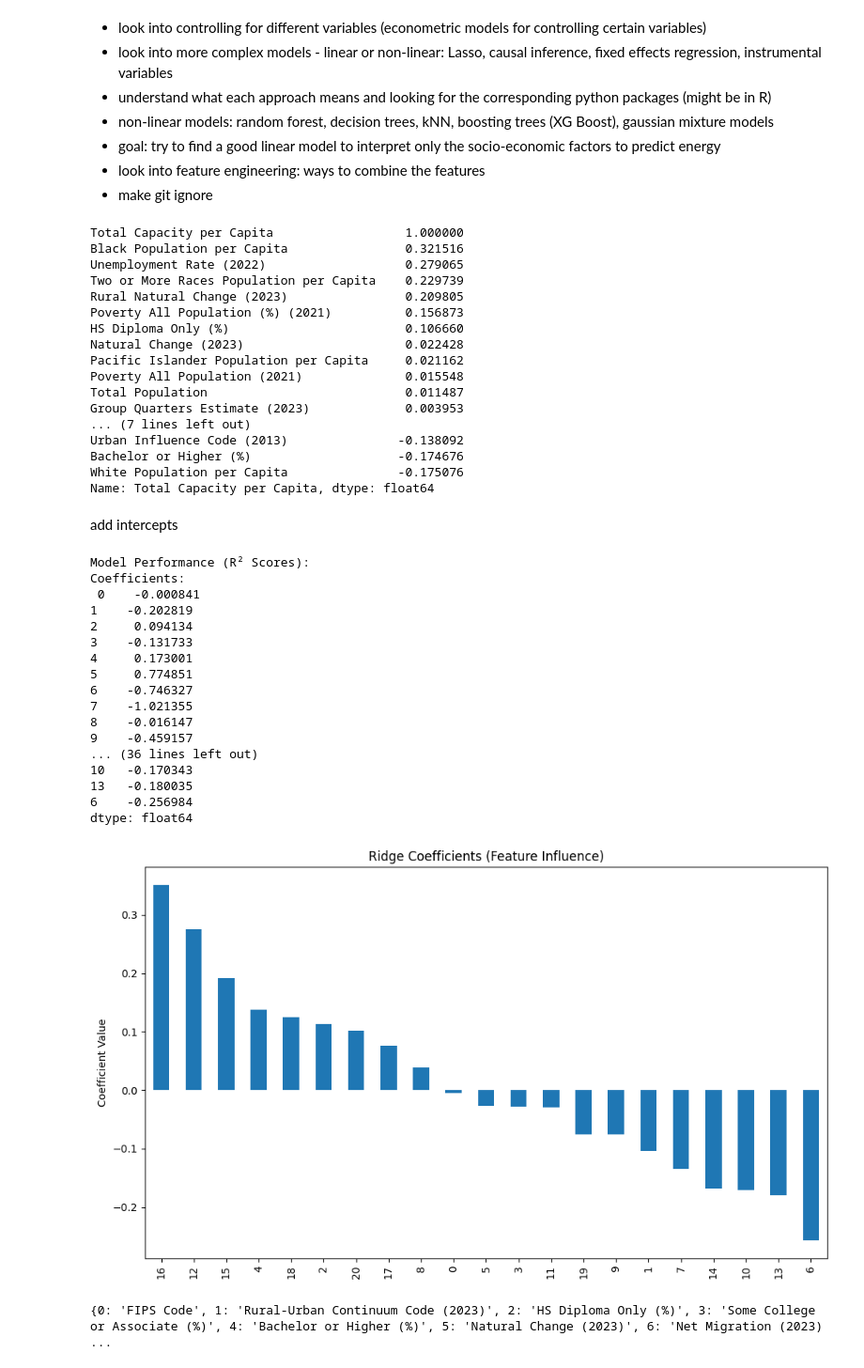
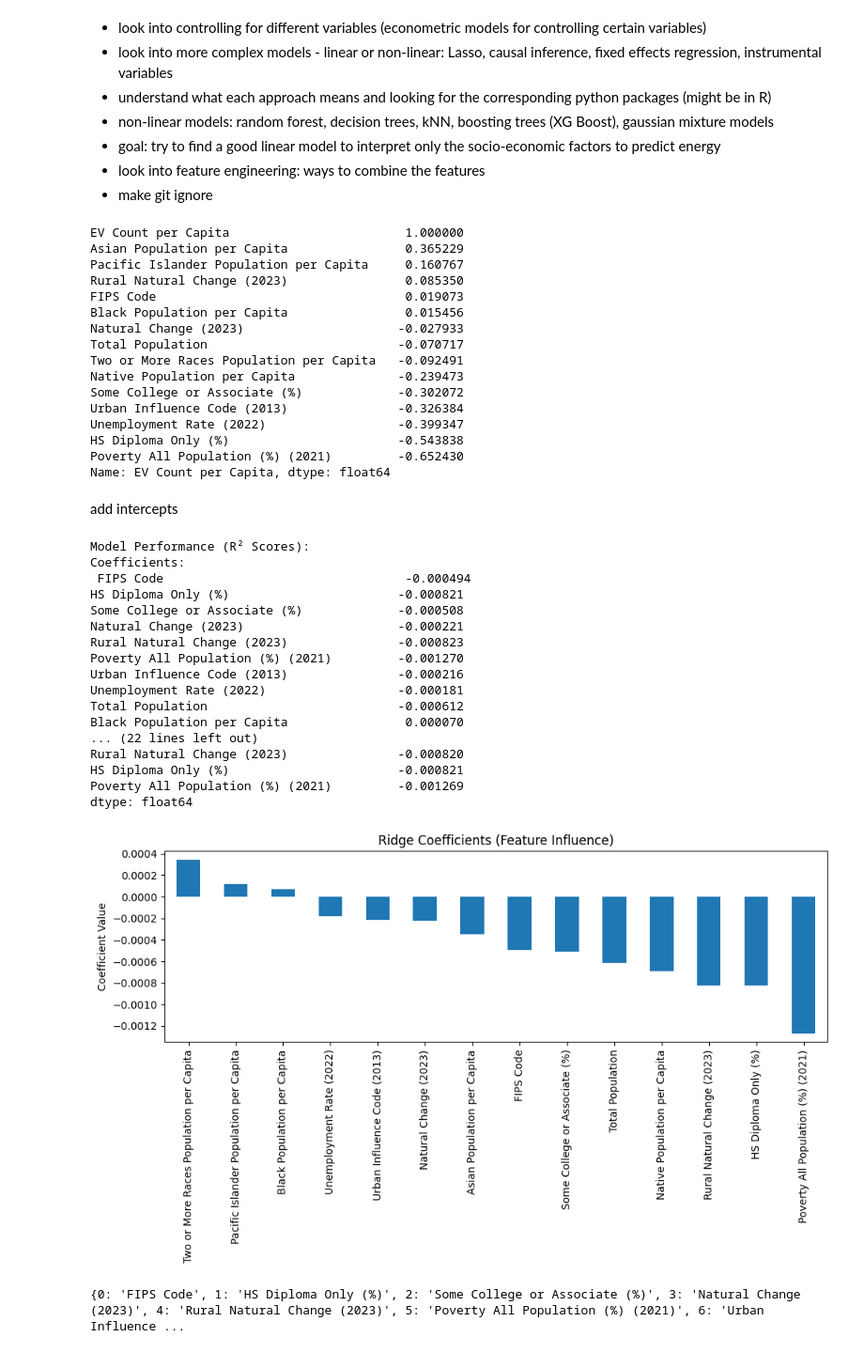
Before and after one commit to vineetjnair9/distributed-energy-resources-equity-CA, a Jupyter notebook: UROP Notebook Dataset.ipynb, the cells around one changed output. Shown at 94% size. Saved outputs shown, nothing was run; the diff lists cells and outputs as text; code cells hidden in the pictures.

```diff
--- a/UROP Notebook Dataset.ipynb
+++ b/UROP Notebook Dataset.ipynb
@@ -917,7 +917,7 @@ def reduce_multicollinearity(X_df, vif_threshold=10.0, verbose=True):
     return X_df, dropped_features
 
 
-X_reduced, dropped = reduce_multicollinearity(df_normalized, vif_threshold=10.0)
+X_reduced, dropped = reduce_multicollinearity(df_normalized[socio_cols], vif_threshold=10.0)
 X_scaled = StandardScaler().fit_transform(X_reduced)
 print("\nDropped due to high VIF:", dropped)
 
@@ -928,7 +928,7 @@ vif_data["VIF"] = [variance_inflation_factor(X_scaled, i) for i in range(X_scale
 
 print("\nVariance Inflation Factors (VIF):")
 print(vif_data.sort_values(by="VIF", ascending=False))
-
+# X_reduced = df_normalized[socio_cols]
 # X_reduced = X_reduced.rename(dict(enumerate(df_normalized.columns)))
 # print(X_reduced.columns)
 # print(dict(enumerate(df_normalized.columns)))
@@ -967,9 +963,9 @@ Iteration 14: Dropped 'Bachelor or Higher (%)' with VIF = 62.16
 - look into feature engineering: ways to combine the features
 - make git ignore
 # %%
-target = "Total Capacity per Capita"
+# target = "Total Capacity per Capita"
 # target = "System Size DC per Capita"
-# target = "EV Count per Capita"
+target = "EV Count per Capita"
 # target = 'Nameplate Capacity (KW AC) per Capita'
 # target = 'Storage Capacity (kWh) per Capita'
 # target = 'Total Chargers per Capita'
@@ -988,23 +984,22 @@ imputer = SimpleImputer(strategy='mean')  # Replace 'mean' with other strategies
 X = pd.DataFrame(imputer.fit_transform(X_reduced))
 y = df_normalized[target].copy()
 # %% [output]
-Total Capacity per Capita                  1.000000
-Black Population per Capita                0.321516
-Unemployment Rate (2022)                   0.279065
-Two or More Races Population per Capita    0.229739
-Rural Natural Change (2023)                0.209805
-Poverty All Population (%) (2021)          0.156873
-HS Diploma Only (%)                        0.106660
-Natural Change (2023)                      0.022428
-Pacific Islander Population per Capita     0.021162
-Poverty All Population (2021)              0.015548
-Total Population                           0.011487
-Group Quarters Estimate (2023)             0.003953
-... (7 lines left out)
-Urban Influence Code (2013)               -0.138092
-Bachelor or Higher (%)                    -0.174676
-White Population per Capita               -0.175076
-Name: Total Capacity per Capita, dtype: float64
+EV Count per Capita                        1.000000
+Asian Population per Capita                0.365229
+Pacific Islander Population per Capita     0.160767
+Rural Natural Change (2023)                0.085350
+FIPS Code                                  0.019073
+Black Population per Capita                0.015456
+Natural Change (2023)                     -0.027933
+Total Population                          -0.070717
+Two or More Races Population per Capita   -0.092491
+Native Population per Capita              -0.239473
+Some College or Associate (%)             -0.302072
+Urban Influence Code (2013)               -0.326384
+Unemployment Rate (2022)                  -0.399347
+HS Diploma Only (%)                       -0.543838
+Poverty All Population (%) (2021)         -0.652430
+Name: EV Count per Capita, dtype: float64
 # %% [markdown]
 add intercepts
 # %%
@@ -1038,56 +1033,56 @@ print("R² Score:", r2)
 
 
 # Ridge Regression
-ridge = Ridge(alpha=1)  # Try different alpha values
+ridge = Ridge(alpha=0.01, fit_intercept=True, max_iter=100000)  # Try different alpha values
 ridge.fit(X_train, y_train)
 ridge_r2 = ridge.score(X_test, y_test)
 print(f"Ridge R² on test set: {ridge_r2:.3f}")
 # # cross validation scores
 # alphas = np.logspace(1, 10, 100)
 # ridge_cv = RidgeCV(alphas=alphas, scoring='r2', cv=5)
 # ridge_cv.fit(X_train, y_train)
 # print("Best alpha:", ridge_cv.alpha_)
 
 
-ridge_cv_scores = cross_val_score(ridge, X_clean, y_clean, cv=5, scoring='r2')
+ridge_cv_scores = cross_val_score(ridge, X_clean, y_clean, cv=10, scoring='r2')
 print(f"Ridge CV R² scores: {ridge_cv_scores}")
 print(f"Ridge mean CV R²: {ridge_cv_scores.mean():.3f}")
 # ridge coefficients
 ridge_coef = pd.Series(ridge.coef_, index=X.columns)
 ridge_coef = ridge_coef.sort_values(ascending=False)
 print("Ridge Coefficients:")
 print(ridge_coef)
 
 
 # plotting the features to see which ones matter most
 plt.figure(figsize=(10, 6))
 ridge_coef.plot(kind='bar')
 plt.title("Ridge Coefficients (Feature Influence)")
 plt.ylabel("Coefficient Value")
 plt.tight_layout()
 plt.show()
 
 print(dict(enumerate(X_reduced.columns)))
 # %% [output]
 Model Performance (R² Scores):
 Coefficients:
- 0    -0.000841
-1    -0.202819
-2     0.094134
-3    -0.131733
-4     0.173001
-5     0.774851
-6    -0.746327
-7    -1.021355
-8    -0.016147
-9    -0.459157
-... (36 lines left out)
-10   -0.170343
-13   -0.180035
-6    -0.256984
+ FIPS Code                                 -0.000494
+HS Diploma Only (%)                       -0.000821
+Some College or Associate (%)             -0.000508
+Natural Change (2023)                     -0.000221
+Rural Natural Change (2023)               -0.000823
+Poverty All Population (%) (2021)         -0.001270
+Urban Influence Code (2013)               -0.000216
+Unemployment Rate (2022)                  -0.000181
+Total Population                          -0.000612
+Black Population per Capita                0.000070
+... (22 lines left out)
+Rural Natural Change (2023)               -0.000820
+HS Diploma Only (%)                       -0.000821
+Poverty All Population (%) (2021)         -0.001269
 dtype: float64
-[figure, old version]
+[figure, new version]
-{0: 'FIPS Code', 1: 'Rural-Urban Continuum Code (2023)', 2: 'HS Diploma Only (%)', 3: 'Some College or Associate (%)', 4: 'Bachelor or Higher (%)', 5: 'Natural Change (2023)', 6: 'Net Migration (2023) ...
+{0: 'FIPS Code', 1: 'HS Diploma Only (%)', 2: 'Some College or Associate (%)', 3: 'Natural Change (2023)', 4: 'Rural Natural Change (2023)', 5: 'Poverty All Population (%) (2021)', 6: 'Urban Influence ...
 # %%
 from sklearn.linear_model import Ridge
 from sklearn.model_selection import cross_val_score
```
Also changed, not shown: parts of 24 cells of this notebook, 1 other file.
